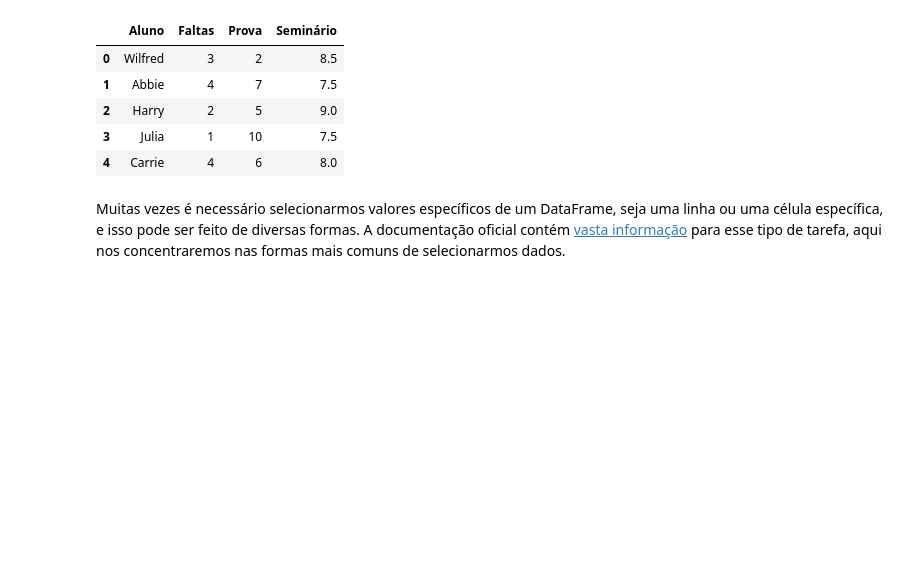
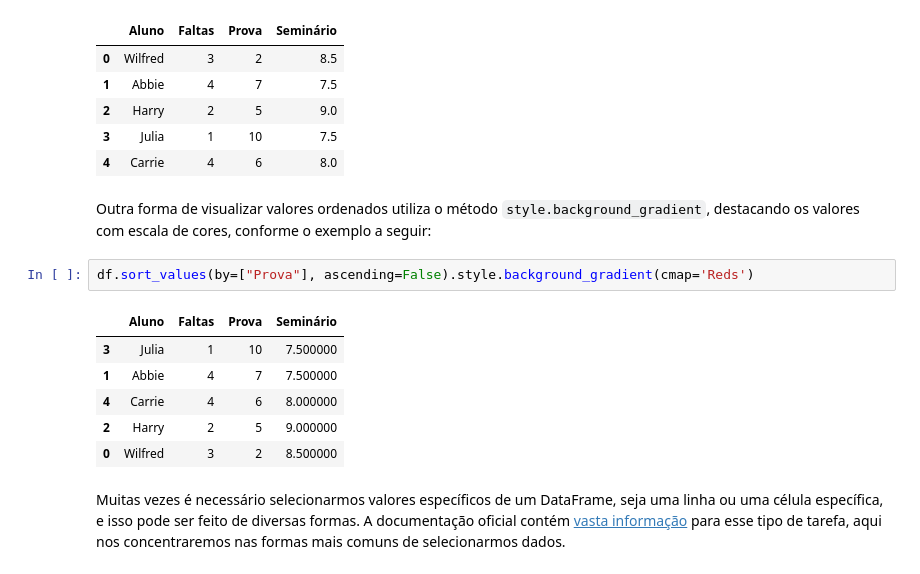
Before and after one commit to marcielbp/Statistics-and-Probability, a Jupyter notebook: python/notebooks/praticas/pr03.ipynb, the cells around one changed output. Cells and saved outputs as stored; diff of their text form; blank space fills up the shorter version.

```diff
--- a/python/notebooks/praticas/pr03.ipynb
+++ b/python/notebooks/praticas/pr03.ipynb
@@ -177,6 +177,17 @@ df
 | 2 | Harry | 2 | 5 | 9.0 |
 | 3 | Julia | 1 | 10 | 7.5 |
 | 4 | Carrie | 4 | 6 | 8.0 |
+# %% [markdown]
+Outra forma de visualizar valores ordenados utiliza o método `style.background_gradient`, destacando os valores com escala de cores, conforme o exemplo a seguir:
+# %%
+df.sort_values(by=["Prova"], ascending=False).style.background_gradient(cmap='Reds')
+# %% [output]
+|  | Aluno | Faltas | Prova | Seminário |
+| 3 | Julia | 1 | 10 | 7.500000 |
+| 1 | Abbie | 4 | 7 | 7.500000 |
+| 4 | Carrie | 4 | 6 | 8.000000 |
+| 2 | Harry | 2 | 5 | 9.000000 |
+| 0 | Wilfred | 3 | 2 | 8.500000 |
 # %% [markdown]
 Muitas vezes é necessário selecionarmos valores específicos de um DataFrame, seja uma linha ou uma célula específica, e isso pode ser feito de diversas formas. A documentação oficial contém [vasta informação](https://pandas.pydata.org/pandas-docs/stable/indexing.html#indexing) para esse tipo de tarefa, aqui nos concentraremos nas formas mais comuns de selecionarmos dados.
 # %% [markdown]
```
Also changed, not shown: parts of 2 cells of this notebook.
